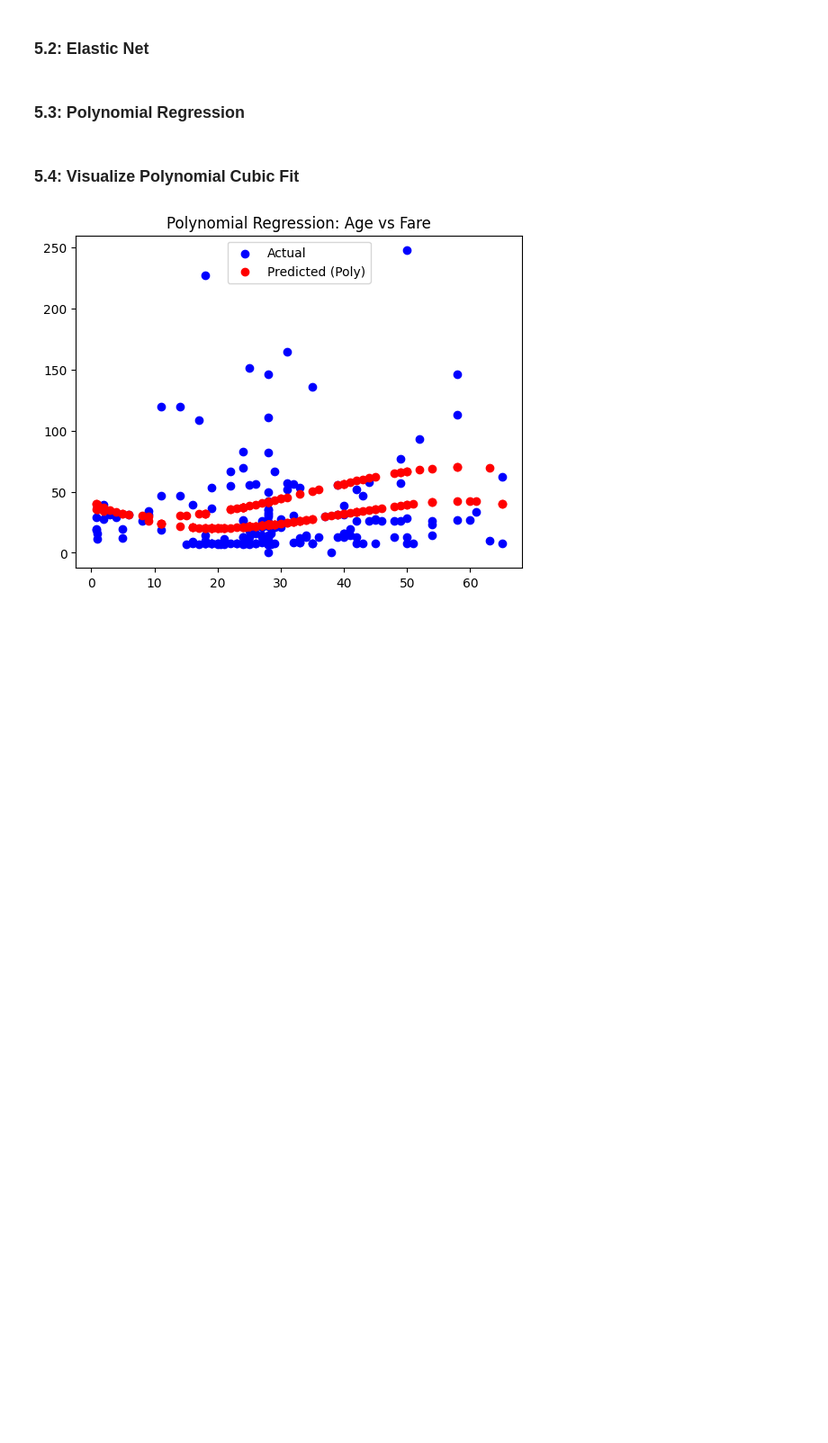
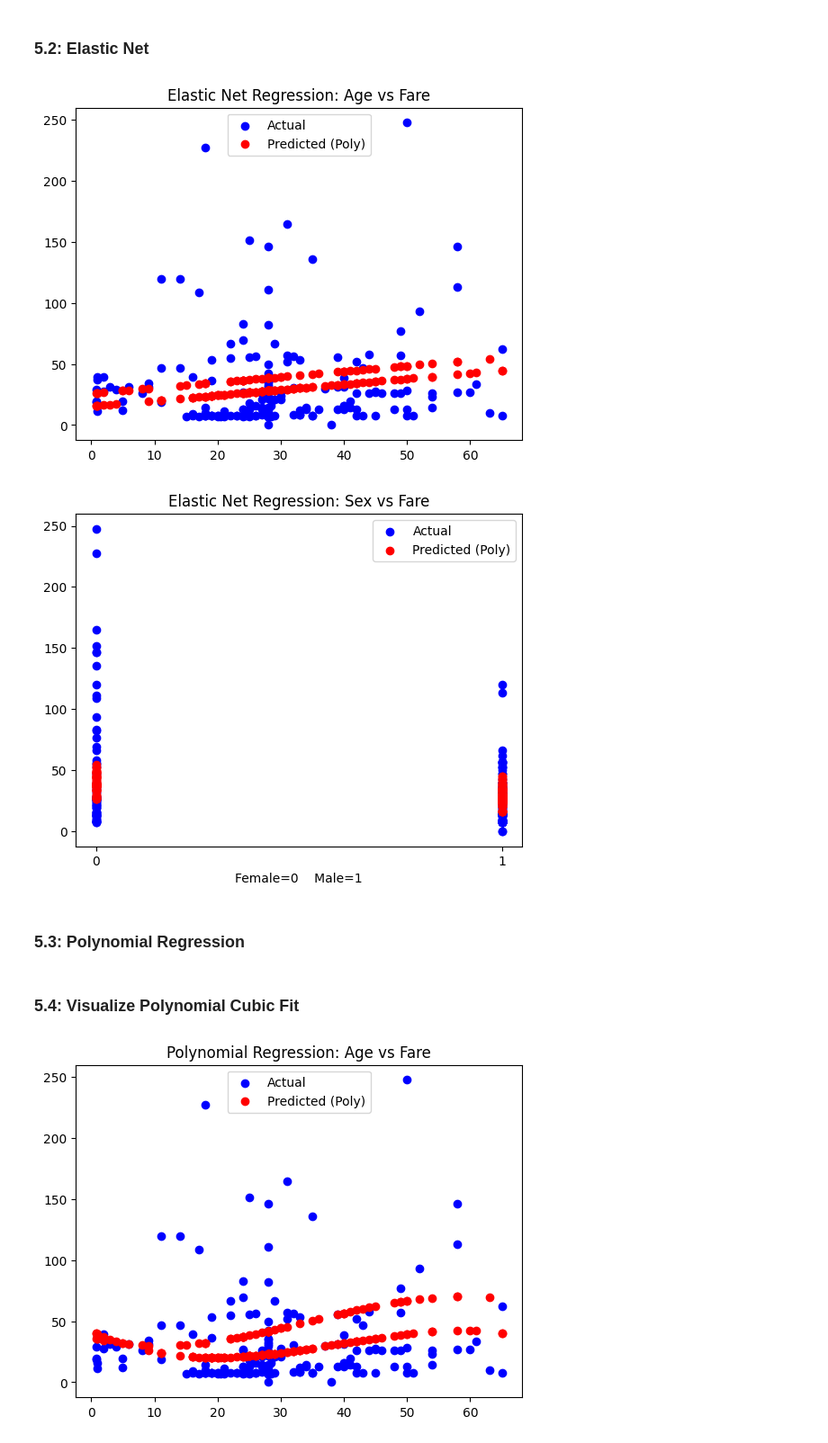
Before and after one commit to ClaytonSeabaughGH/applied-ml-seabaugh, a Jupyter notebook: lab04/ml04_seabaugh.ipynb, the cells around one changed output. Shown: that part at 90% size. Cells and saved outputs as stored; diff of their text form; code cells hidden in the pictures; blank space fills up the shorter version.

```diff
--- a/lab04/ml04_seabaugh.ipynb
+++ b/lab04/ml04_seabaugh.ipynb
@@ -187,9 +206,29 @@ y_pred_ridge = ridge_model.predict(X4_test)
 # %% [markdown]
 ### 5.2: Elastic Net
 # %%
+# Create elastic and fit elastic model
 elastic_model = ElasticNet(alpha=0.3, l1_ratio=0.5)
 elastic_model.fit(X4_train, y4_train)
-y_pred_elastic = elastic_model.predict(X4_test)
+y4_pred_elastic = elastic_model.predict(X4_test)
+
+# Create scatterplot for Ridge regssion Age vs Fare
+plt.scatter(X4_test['age'], y4_test, color='blue', label='Actual')
+plt.scatter(X4_test['age'], y4_pred_elastic, color='red', label='Predicted (Poly)')
+plt.legend()
+plt.title("Elastic Net Regression: Age vs Fare")
+plt.show()
+
+# Create scatterplot for Elastic regssion Sex vs Fare
+plt.scatter(X4_test['sex_encoded'], y4_test, color='blue', label='Actual')
+plt.scatter(X4_test['sex_encoded'], y4_pred_elastic, color='red', label='Predicted (Poly)')
+plt.legend()
+plt.xticks([0,1])
+plt.xlabel("Female=0    Male=1")
+plt.title("Elastic Net Regression: Sex vs Fare")
+plt.show()
+# %% [output]
+[figure, added]
+[figure, added]
 # %% [markdown]
 ### 5.3: Polynomial Regression
 # %%
```
Also changed, not shown: parts of 8 cells of this notebook.
